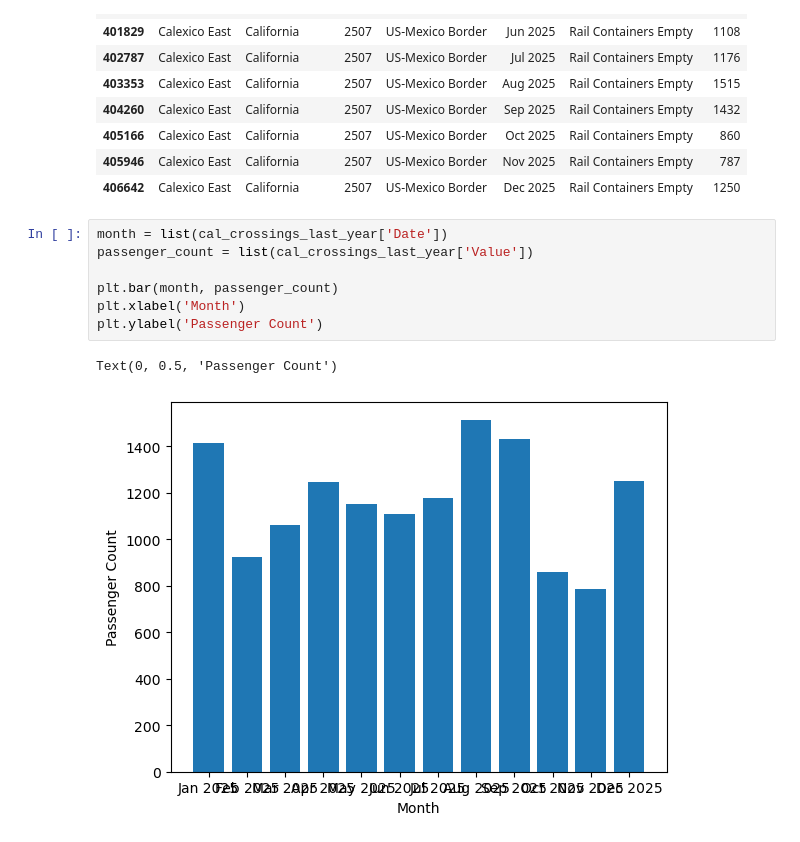
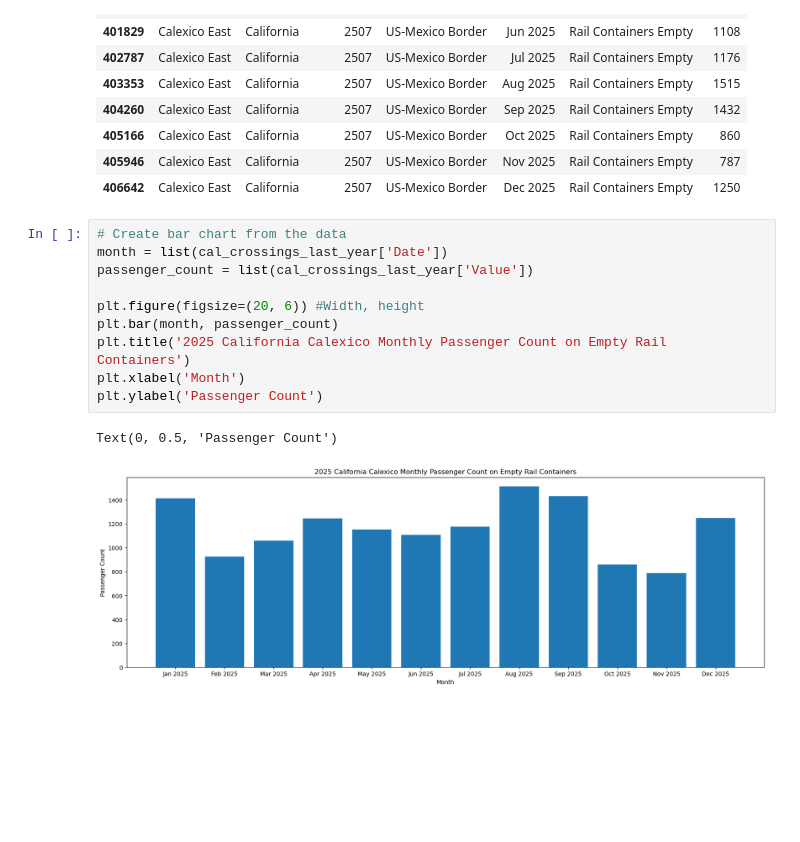
Before and after one commit to SebasLee98/Border_Crossings_Analysis, a Jupyter notebook: Border_Crossings_Python.ipynb, the cells around one changed output. Drawn from its saved outputs; the diff is of its cells as text; blank space fills up the shorter version.

Commit message:
FIxed chart

```diff
--- a/Border_Crossings_Python.ipynb
+++ b/Border_Crossings_Python.ipynb
@@ -76,12 +76,15 @@ cal_crossings_last_year
 | 405946 | Calexico East | California | 2507 | US-Mexico Border | Nov 2025 | Rail Containers Empty | 787 |
 | 406642 | Calexico East | California | 2507 | US-Mexico Border | Dec 2025 | Rail Containers Empty | 1250 |
 # %%
+# Create bar chart from the data
 month = list(cal_crossings_last_year['Date'])
 passenger_count = list(cal_crossings_last_year['Value'])
 
+plt.figure(figsize=(20, 6)) #Width, height
 plt.bar(month, passenger_count)
+plt.title('2025 California Calexico Monthly Passenger Count on Empty Rail Containers')
 plt.xlabel('Month')
 plt.ylabel('Passenger Count')
 # %% [output]
 Text(0, 0.5, 'Passenger Count')
-[figure, old version]
+[figure, new version]
```
